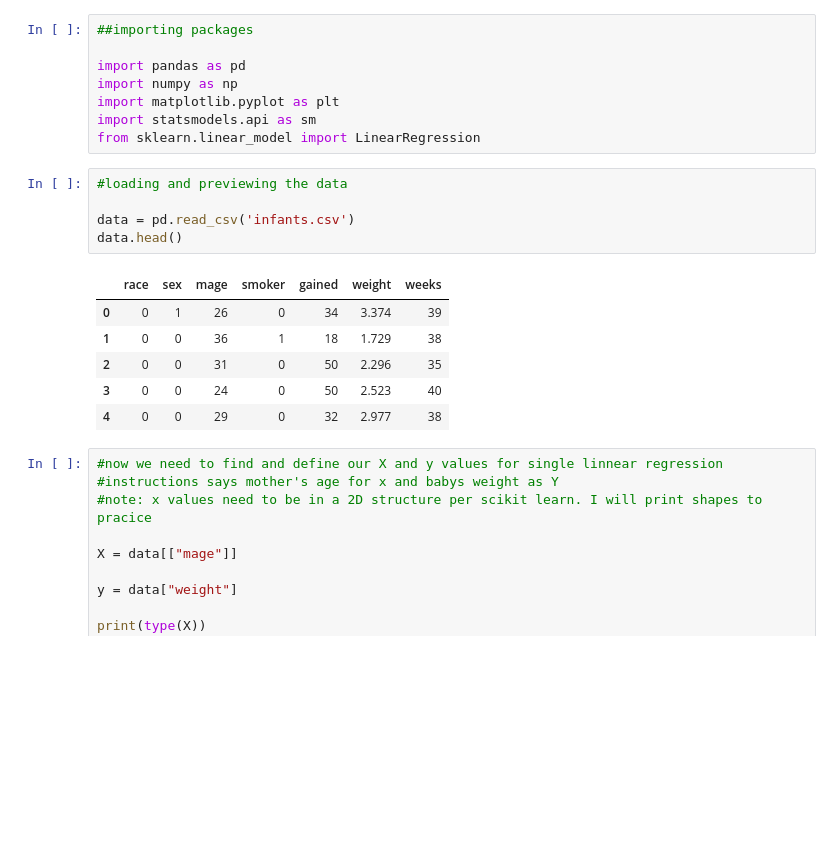
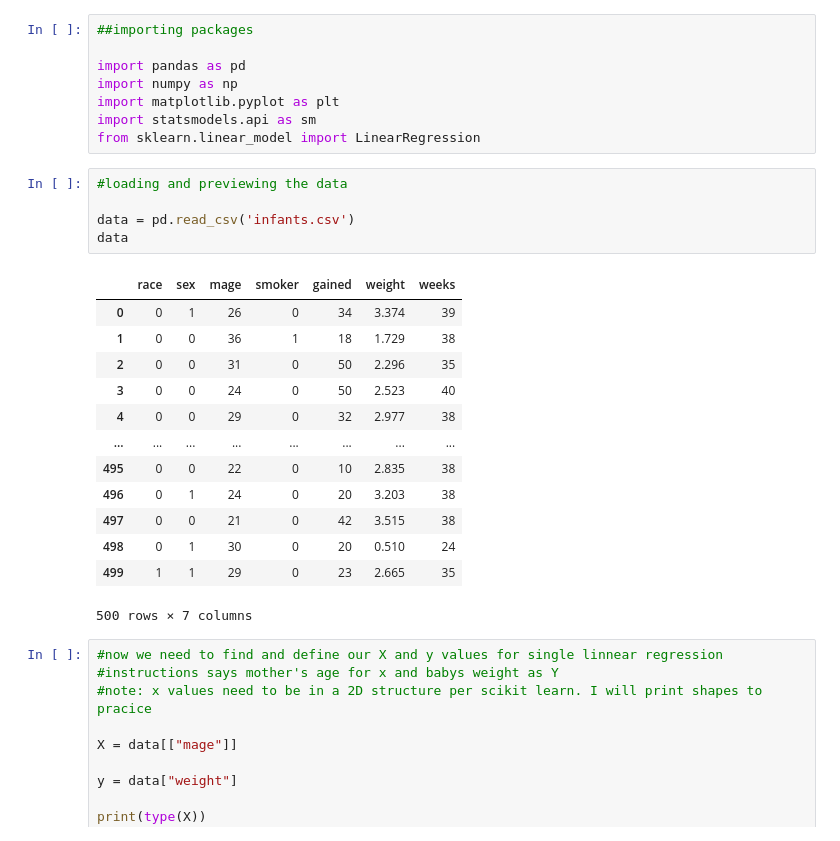
Before and after one commit to hoyedustin/harvard_chan, a Jupyter notebook: bst_220/hw_0.ipynb, the cells around one changed output. Cells and saved outputs as stored; diff of their text form; blank space fills up the shorter version.

Commit message:
added_updated_table_values

```diff
--- a/bst_220/hw_0.ipynb
+++ b/bst_220/hw_0.ipynb
@@ -9,15 +9,22 @@ from sklearn.linear_model import LinearRegression
 # %%
 #loading and previewing the data
 
 data = pd.read_csv('infants.csv')
-data.head()
+data
 # %% [output]
 |  | race | sex | mage | smoker | gained | weight | weeks |
 | 0 | 0 | 1 | 26 | 0 | 34 | 3.374 | 39 |
 | 1 | 0 | 0 | 36 | 1 | 18 | 1.729 | 38 |
 | 2 | 0 | 0 | 31 | 0 | 50 | 2.296 | 35 |
 | 3 | 0 | 0 | 24 | 0 | 50 | 2.523 | 40 |
 | 4 | 0 | 0 | 29 | 0 | 32 | 2.977 | 38 |
+| ... | ... | ... | ... | ... | ... | ... | ... |
+| 495 | 0 | 0 | 22 | 0 | 10 | 2.835 | 38 |
+| 496 | 0 | 1 | 24 | 0 | 20 | 3.203 | 38 |
+| 497 | 0 | 0 | 21 | 0 | 42 | 3.515 | 38 |
+| 498 | 0 | 1 | 30 | 0 | 20 | 0.510 | 24 |
+| 499 | 1 | 1 | 29 | 0 | 23 | 2.665 | 35 |
+500 rows × 7 columns
 # %%
 #now we need to find and define our X and y values for single linnear regression
 #instructions says mother's age for x and babys weight as Y
```
Also changed, not shown: parts of 2 cells of this notebook, 1 other file.
